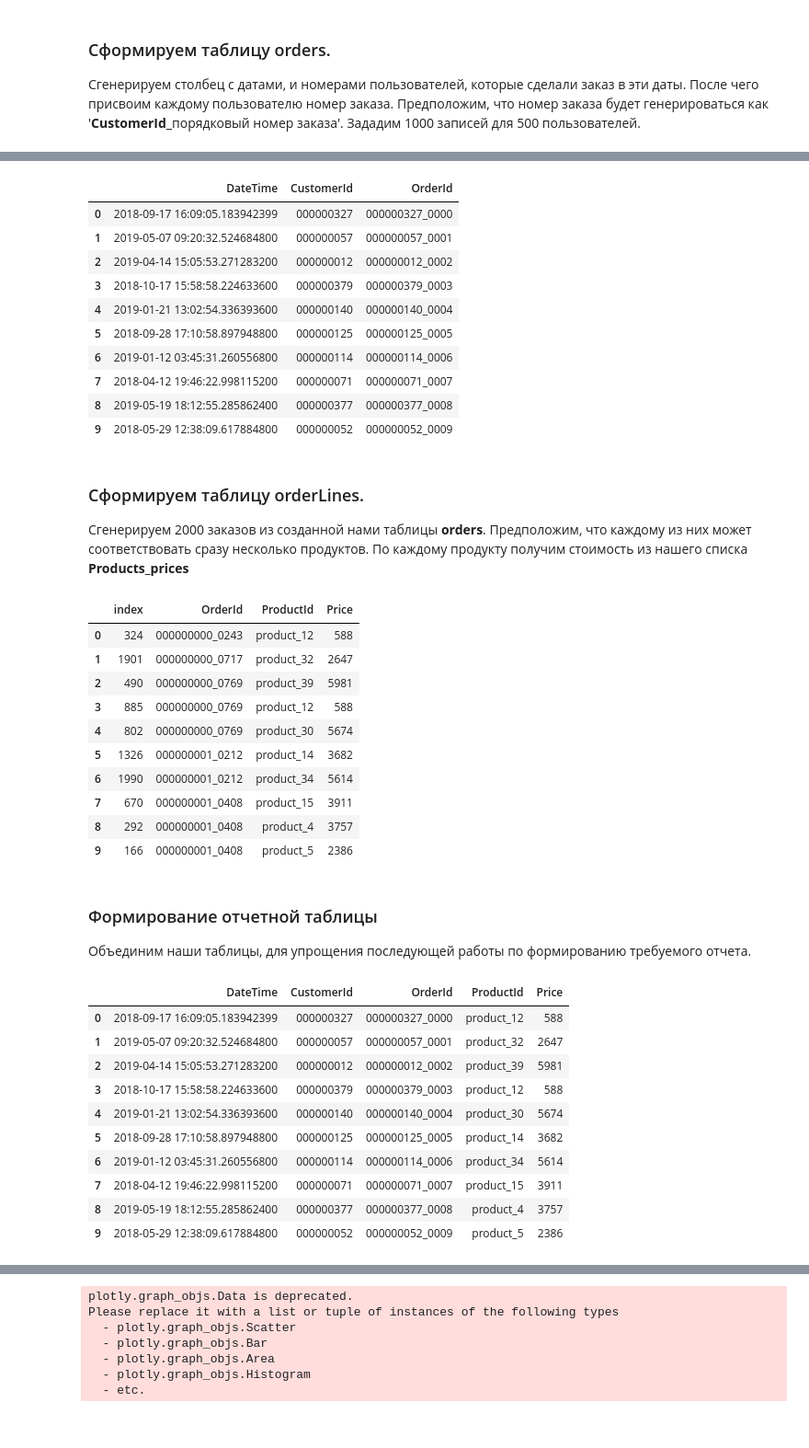
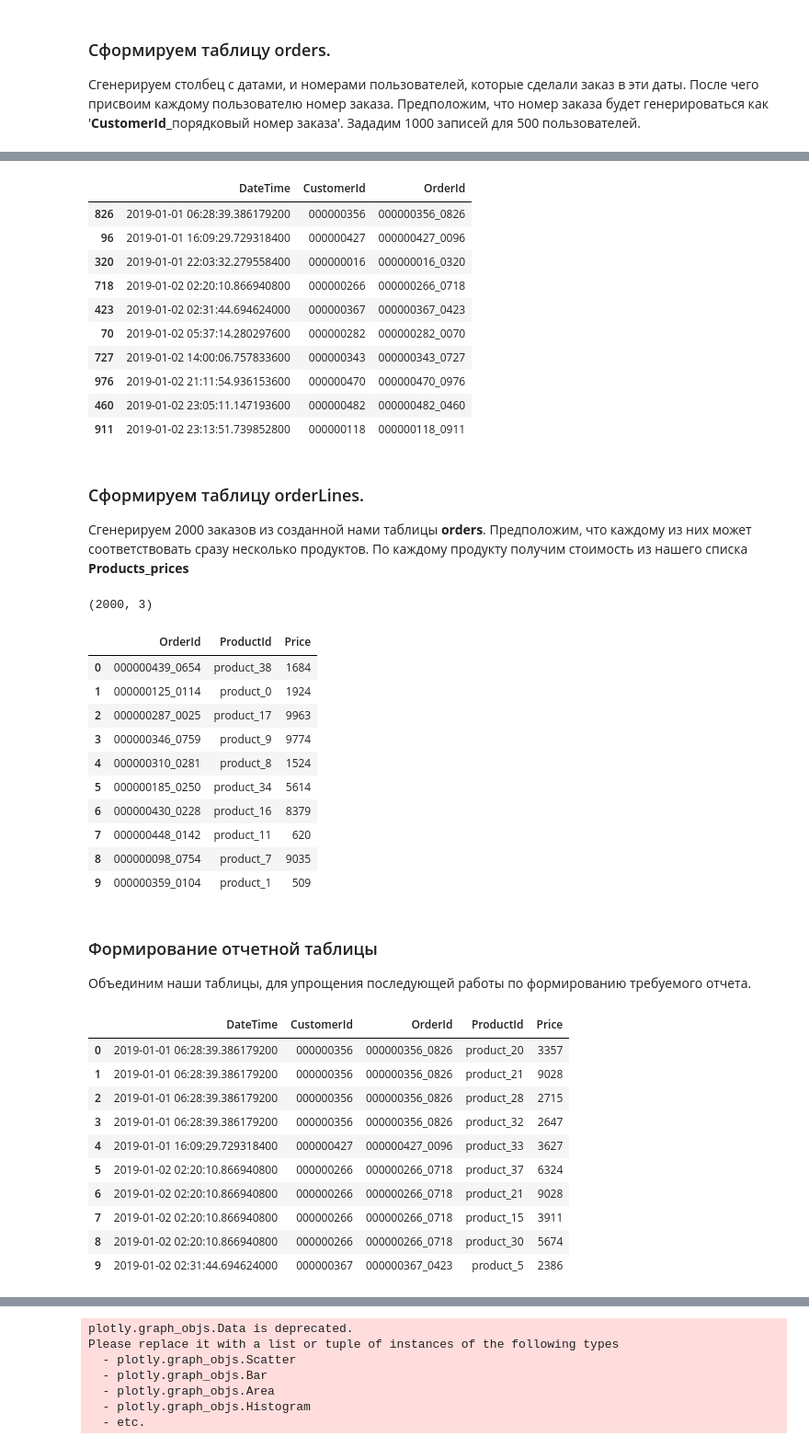
Before and after one commit to psheshke/ds_tasks, a Jupyter notebook: mindbox/jun_ml_mindbox.ipynb, the cells around one changed output, grey strips where cells are left out. Shown at 92% size. Saved outputs shown, nothing was run; the diff lists cells and outputs as text; code cells hidden in the pictures.

```diff
--- a/mindbox/jun_ml_mindbox.ipynb
+++ b/mindbox/jun_ml_mindbox.ipynb
@@ -38,9 +55,9 @@ Products_prices = {'product_{}'.format(k): random.randint(min_price, max_price)
 # %%
 random.seed(42)
 
-start = pd.to_datetime('2018-01-01')
+start = pd.to_datetime('2019-01-01')
 
-end = pd.to_datetime('2019-06-13')
+end = pd.to_datetime('today')
 
 ndays = (end - start).days + 1
 
@@ -56,4 +73,4 @@ Orders = ['{0}_{1:04d}'.format(Customers[k], k) for k in range(n)]
 # %%
 orders = pd.DataFrame({'DateTime': Dates,
                        'CustomerId': Customers,
-                       'OrderId': Orders})
+                       'OrderId': Orders}).sort_values(by = 'DateTime', axis = 0)
@@ -61,16 +82,16 @@ orders = pd.DataFrame({'DateTime': Dates,
 orders.head(10)
 # %% [output]
 |  | DateTime | CustomerId | OrderId |
-| 0 | 2018-09-17 16:09:05.183942399 | 000000327 | 000000327_0000 |
-| 1 | 2019-05-07 09:20:32.524684800 | 000000057 | 000000057_0001 |
-| 2 | 2019-04-14 15:05:53.271283200 | 000000012 | 000000012_0002 |
-| 3 | 2018-10-17 15:58:58.224633600 | 000000379 | 000000379_0003 |
-| 4 | 2019-01-21 13:02:54.336393600 | 000000140 | 000000140_0004 |
-| 5 | 2018-09-28 17:10:58.897948800 | 000000125 | 000000125_0005 |
-| 6 | 2019-01-12 03:45:31.260556800 | 000000114 | 000000114_0006 |
-| 7 | 2018-04-12 19:46:22.998115200 | 000000071 | 000000071_0007 |
-| 8 | 2019-05-19 18:12:55.285862400 | 000000377 | 000000377_0008 |
-| 9 | 2018-05-29 12:38:09.617884800 | 000000052 | 000000052_0009 |
+| 826 | 2019-01-01 06:28:39.386179200 | 000000356 | 000000356_0826 |
+| 96 | 2019-01-01 16:09:29.729318400 | 000000427 | 000000427_0096 |
+| 320 | 2019-01-01 22:03:32.279558400 | 000000016 | 000000016_0320 |
+| 718 | 2019-01-02 02:20:10.866940800 | 000000266 | 000000266_0718 |
+| 423 | 2019-01-02 02:31:44.694624000 | 000000367 | 000000367_0423 |
+| 70 | 2019-01-02 05:37:14.280297600 | 000000282 | 000000282_0070 |
+| 727 | 2019-01-02 14:00:06.757833600 | 000000343 | 000000343_0727 |
+| 976 | 2019-01-02 21:11:54.936153600 | 000000470 | 000000470_0976 |
+| 460 | 2019-01-02 23:05:11.147193600 | 000000482 | 000000482_0460 |
+| 911 | 2019-01-02 23:13:51.739852800 | 000000118 | 000000118_0911 |
 # %% [markdown]
 ### Сформируем таблицу orderLines.
 Сгенерируем 2000 заказов из созданной нами таблицы **orders**. Предположим, что каждому из них может соответствовать сразу несколько продуктов. По каждому продукту получим стоимость из нашего списка **Products_prices**
@@ -86,40 +107,41 @@ Prices = [Products_prices[k] for k in Products]
 orderLines = pd.DataFrame({"OrderId" : Orders2,
               "ProductId" : Products,
               "Price" : Prices})
-
-orderLines = orderLines.sort_values(by = 'OrderId', axis = 0).reset_index()
+# %%
+orderLines.shape
+# %% [output]
+(2000, 3)
 # %%
 orderLines.head(10)
 # %% [output]
-|  | index | OrderId | ProductId | Price |
-| 0 | 324 | 000000000_0243 | product_12 | 588 |
-| 1 | 1901 | 000000000_0717 | product_32 | 2647 |
-| 2 | 490 | 000000000_0769 | product_39 | 5981 |
-| 3 | 885 | 000000000_0769 | product_12 | 588 |
-| 4 | 802 | 000000000_0769 | product_30 | 5674 |
-| 5 | 1326 | 000000001_0212 | product_14 | 3682 |
-| 6 | 1990 | 000000001_0212 | product_34 | 5614 |
-| 7 | 670 | 000000001_0408 | product_15 | 3911 |
-| 8 | 292 | 000000001_0408 | product_4 | 3757 |
-| 9 | 166 | 000000001_0408 | product_5 | 2386 |
+|  | OrderId | ProductId | Price |
+| 0 | 000000439_0654 | product_38 | 1684 |
+| 1 | 000000125_0114 | product_0 | 1924 |
+| 2 | 000000287_0025 | product_17 | 9963 |
+| 3 | 000000346_0759 | product_9 | 9774 |
+| 4 | 000000310_0281 | product_8 | 1524 |
+| 5 | 000000185_0250 | product_34 | 5614 |
+| 6 | 000000430_0228 | product_16 | 8379 |
+| 7 | 000000448_0142 | product_11 | 620 |
+| 8 | 000000098_0754 | product_7 | 9035 |
+| 9 | 000000359_0104 | product_1 | 509 |
 # %% [markdown]
 ### Формирование отчетной таблицы
 
 Объединим наши таблицы, для упрощения последующей работы по формированию требуемого отчета.
 # %%
-df = pd.merge(orders,orderLines, on='OrderId', how = 'inner',
-         sort = 'DateTime', left_index=True, right_index=True).drop('index', axis = 1)
+data = pd.merge(orders,orderLines, on='OrderId', how = 'inner')
 
-df.head(10)
+data.head(10)
 # %% [output]
 |  | DateTime | CustomerId | OrderId | ProductId | Price |
-| 0 | 2018-09-17 16:09:05.183942399 | 000000327 | 000000327_0000 | product_12 | 588 |
-| 1 | 2019-05-07 09:20:32.524684800 | 000000057 | 000000057_0001 | product_32 | 2647 |
-| 2 | 2019-04-14 15:05:53.271283200 | 000000012 | 000000012_0002 | product_39 | 5981 |
-| 3 | 2018-10-17 15:58:58.224633600 | 000000379 | 000000379_0003 | product_12 | 588 |
-| 4 | 2019-01-21 13:02:54.336393600 | 000000140 | 000000140_0004 | product_30 | 5674 |
-| 5 | 2018-09-28 17:10:58.897948800 | 000000125 | 000000125_0005 | product_14 | 3682 |
-| 6 | 2019-01-12 03:45:31.260556800 | 000000114 | 000000114_0006 | product_34 | 5614 |
-| 7 | 2018-04-12 19:46:22.998115200 | 000000071 | 000000071_0007 | product_15 | 3911 |
-| 8 | 2019-05-19 18:12:55.285862400 | 000000377 | 000000377_0008 | product_4 | 3757 |
-| 9 | 2018-05-29 12:38:09.617884800 | 000000052 | 000000052_0009 | product_5 | 2386 |
+| 0 | 2019-01-01 06:28:39.386179200 | 000000356 | 000000356_0826 | product_20 | 3357 |
+| 1 | 2019-01-01 06:28:39.386179200 | 000000356 | 000000356_0826 | product_21 | 9028 |
+| 2 | 2019-01-01 06:28:39.386179200 | 000000356 | 000000356_0826 | product_28 | 2715 |
+| 3 | 2019-01-01 06:28:39.386179200 | 000000356 | 000000356_0826 | product_32 | 2647 |
+| 4 | 2019-01-01 16:09:29.729318400 | 000000427 | 000000427_0096 | product_33 | 3627 |
+| 5 | 2019-01-02 02:20:10.866940800 | 000000266 | 000000266_0718 | product_37 | 6324 |
+| 6 | 2019-01-02 02:20:10.866940800 | 000000266 | 000000266_0718 | product_21 | 9028 |
+| 7 | 2019-01-02 02:20:10.866940800 | 000000266 | 000000266_0718 | product_15 | 3911 |
+| 8 | 2019-01-02 02:20:10.866940800 | 000000266 | 000000266_0718 | product_30 | 5674 |
+| 9 | 2019-01-02 02:31:44.694624000 | 000000367 | 000000367_0423 | product_5 | 2386 |
```
Also changed, not shown: parts of 19 cells of this notebook.
